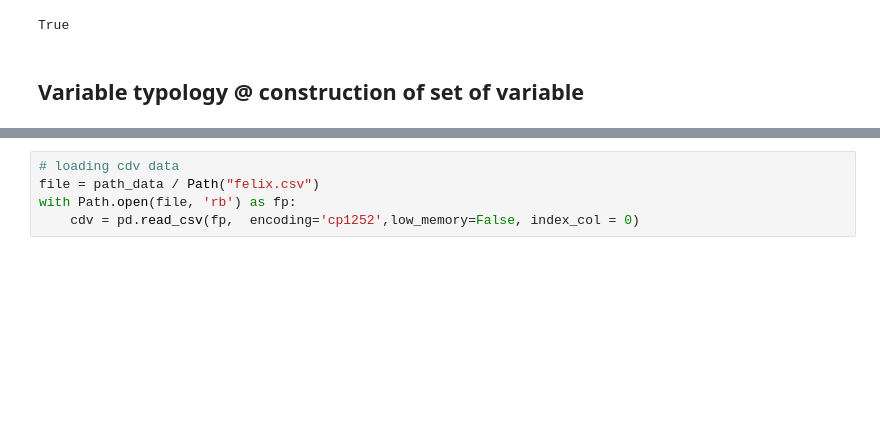
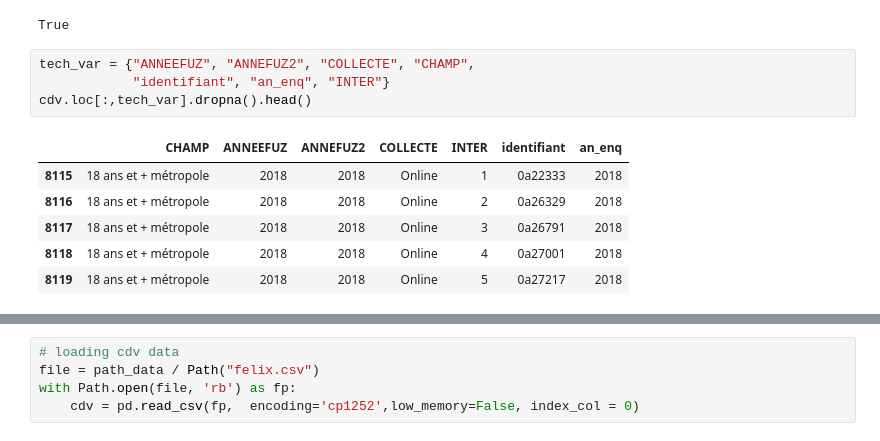
Before and after one commit to Greg131/Felix, a Jupyter notebook: Data_exploration_and_dataset_preparation.ipynb, the cells around one changed output, grey strips where cells are left out. Drawn from its saved outputs; the diff is of its cells as text; blank space fills up the shorter version.

```diff
--- a/Exploration with python.ipynb
+++ b/Data_exploration_and_dataset_preparation.ipynb
@@ -1259,5 +1276,14 @@ np.sum(cdv["INTER6"].isnull())
 len(cdv["INTER6"].unique()) == cdv.shape[0]
 # %% [output]
 True
-# %% [markdown]
-## Variable typology @ construction of set of variable
+# %%
+tech_var = {"ANNEEFUZ", "ANNEFUZ2", "COLLECTE", "CHAMP",
+            "identifiant", "an_enq", "INTER"}
+cdv.loc[:,tech_var].dropna().head()
+# %% [output]
+|  | CHAMP | ANNEEFUZ | ANNEFUZ2 | COLLECTE | INTER | identifiant | an_enq |
+| 8115 | 18 ans et + métropole | 2018 | 2018 | Online | 1 | 0a22333 | 2018 |
+| 8116 | 18 ans et + métropole | 2018 | 2018 | Online | 2 | 0a26329 | 2018 |
+| 8117 | 18 ans et + métropole | 2018 | 2018 | Online | 3 | 0a26791 | 2018 |
+| 8118 | 18 ans et + métropole | 2018 | 2018 | Online | 4 | 0a27001 | 2018 |
+| 8119 | 18 ans et + métropole | 2018 | 2018 | Online | 5 | 0a27217 | 2018 |
```
Also changed, not shown: parts of 123 cells of this notebook, 3 other files.
